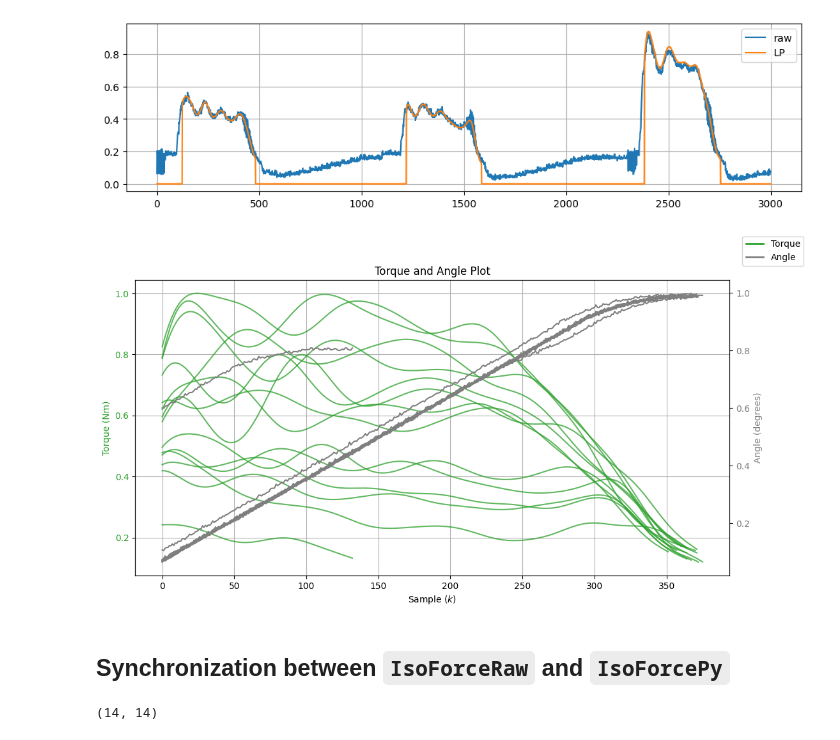
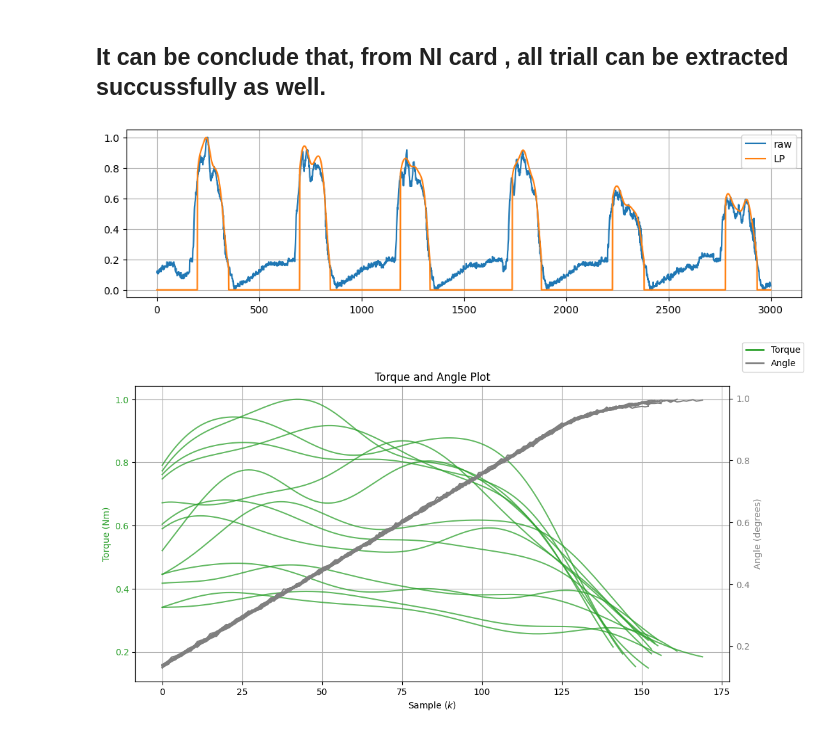
Before and after one commit to Arash-Keshavarz/EIT_Thigh_Force_Estimation, a Jupyter notebook: notebooks/0.Data_Quality_Check.ipynb, the cells around one changed output. Saved outputs shown, nothing was run; the diff lists cells and outputs as text; code cells hidden in the pictures.

```diff
--- a/notebooks/0.Data_Quality_Check.ipynb
+++ b/notebooks/0.Data_Quality_Check.ipynb
@@ -29,3 +52,3 @@ import matplotlib.pyplot as plt
 import pandas as pd
 # %%
-base_dir = "/Users/MA_Arash/MA_git/EIT_Thigh_Force_Estimation/Final_Measurements/P02"
+base_dir = "/Users/MA_Arash/MA_git/EIT_Thigh_Force_Estimation/Final_Measurements/P15"
@@ -36,0 +55,12 @@ Loaded protocol file: /Users/MA_Arash/MA_git/EIT_Thigh_Force_Estimation/Final_Me
+# %%
+protocol = Protocol(base_dir, verbose=False)
+
+sections = {
+    "Participant Information": protocol.Participant,
+    "Isokinetic Settings": protocol.IsokineticMeasurement,
+    "EIT Settings": protocol.EITMeasurement
+}
+
+for title, content in sections.items():
+    print(f"\n{'=' * 15} {title} {'=' * 15}")
+    print(content)
@@ -111,5 +178,5 @@ The NI chip is equipped with three channels: P, T, and S. Each channel is associ
 # %%
-isoforce_py = IsoForcePy(base_dir, Protocol=protocol, LP_filter_enabled=True, over_UTC=False, scale_0_1=True, segment_len_threshold=100, distance=500)
+isoforce_py = IsoForcePy(base_dir, Protocol=protocol, LP_filter_enabled=True, over_UTC=False, scale_0_1=True, segment_len_threshold=100, distance=300)
 # %%
 isoforce_py.plot_torque()
 isoforce_py.plot_angle()
@@ -121,3 +188,5 @@ isoforce_py.plot_speed()
+# %% [markdown]
+## It can be conclude that, from NI card , all triall can be extracted succussfully as well.
 # %%
 plt.figure(figsize=(12, 3))
 plt.plot((isoforce_py.torque_raw[4000:7000]), label="raw")
@@ -125,43 +194,39 @@ plt.plot((isoforce_py.torque[4000:7000]), label="LP")
 plt.legend()
 plt.grid()
 # %% [output]
-[figure, old version]
+[figure, new version]
 # %%
-from matplotlib.lines import Line2D
 fig, ax1 = plt.subplots(figsize=(12,6))
 
 # Plot Torque on the primary y-axis
 for idx in range(len(isoforce_py.torque_segments.keys())):
+    if len(isoforce_py.torque_segments[f"T_seg_{idx}"])> 300:
+        continue
     ax1.plot(isoforce_py.torque_segments[f"T_seg_{idx}"], "C2", alpha=0.75)
 
 ax1.set_xlabel("Sample ($k$)")
 ax1.set_ylabel("Torque (Nm)", color="C2")
 ax1.tick_params(axis="y", labelcolor="C2")
 ax1.grid()
 
 # Create a second y-axis for Angle
 ax2 = ax1.twinx()
 for idx in range(len(isoforce_py.angle_segments.keys())):
+    if len(isoforce_py.torque_segments[f"T_seg_{idx}"])> 300:
+        continue
     ax2.plot(isoforce_py.angle_segments[f"A_seg_{idx}"], "C7")
 
 ax2.set_ylabel("Angle (degrees)", color="C7")
 ax2.tick_params(axis="y", labelcolor="C7")
 
 custom_lines = [
     Line2D([0], [0], color="C2", lw=2, label="Torque"),
     Line2D([0], [0], color="C7", lw=2, label="Angle")
 ]
 fig.legend(handles=custom_lines, loc="upper right")
 
 
 plt.title("Torque and Angle Plot")
 plt.show()
 # %% [output]
-[figure, old version]
+[figure, new version]
-# %% [markdown]
-## Synchronization between `IsoForceRaw` and `IsoForcePy`
-# %%
-#isoforce_iso.torque_segments.pop(next(iter(isoforce_iso.torque_segments)))
-len(isoforce_iso.torque_segments.keys()), len(isoforce_py.torque_segments.keys())
-# %% [output]
-(14, 14)
```
Also changed, not shown: parts of 37 cells of this notebook.
